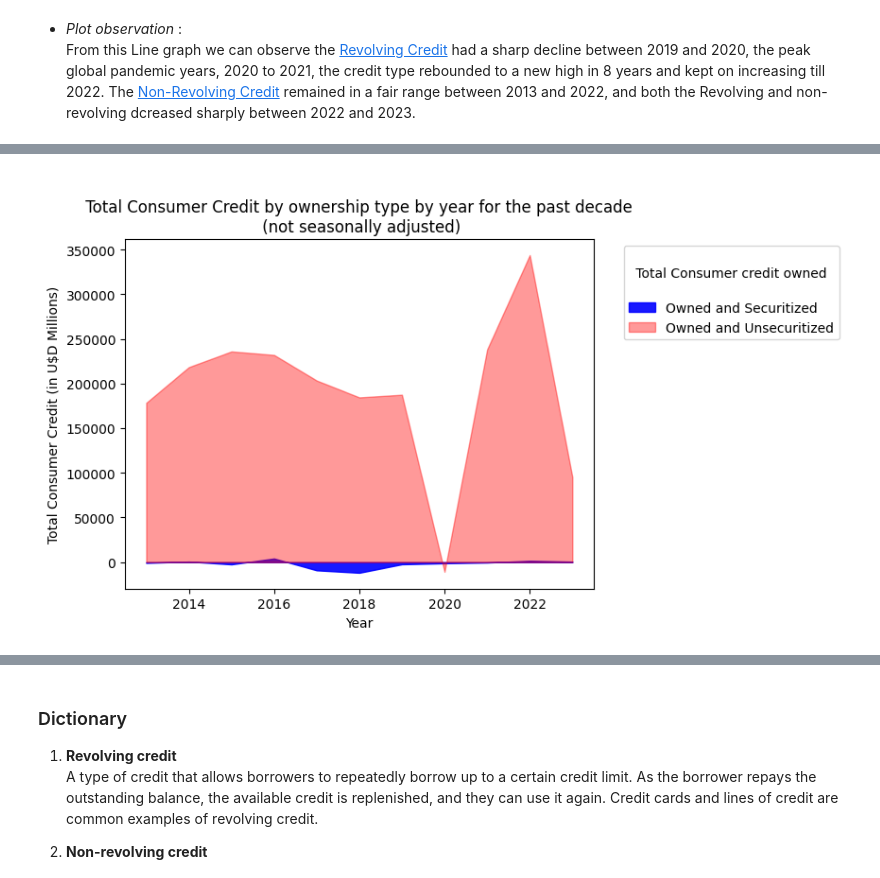
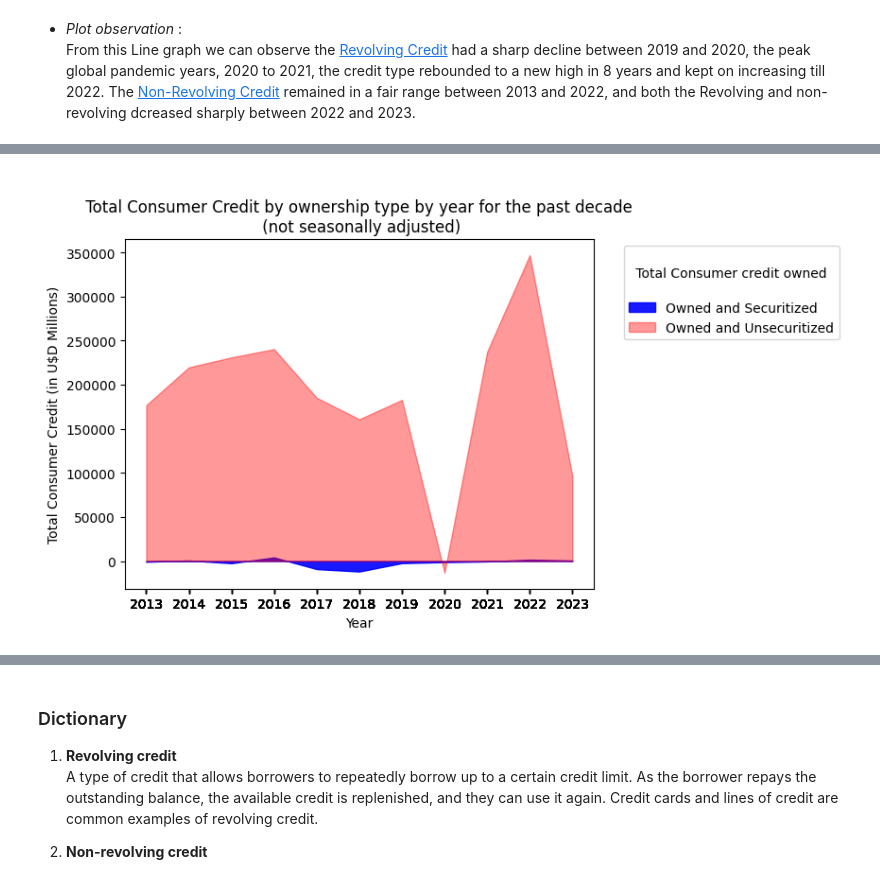
Before and after one commit to S3Stan/Federal_Reserve_Analytics, a Jupyter notebook: ConsumerCredit_NB.ipynb, the cells around one changed output, grey strips where cells are left out. Cells and saved outputs as stored; diff of their text form; code cells hidden in the pictures.

```diff
--- a/ConsumerCredit_NB.ipynb
+++ b/ConsumerCredit_NB.ipynb
@@ -169,7 +169,7 @@ TC_ratio_df['Year'] = Year_list # create year column
 TC_ratio_df['Year']  = TC_ratio_df['Year'] .astype(int)
 TC_ratio_df['Net credit owned']  = consumer_credit_data_for_analysis['Total consumer credit owned and securitized, seasonally adjusted flow, monthly rate'] .astype(float)
 TC_ratio_df['Net Credit owned and securitized']  = consumer_credit_data_for_analysis['Total securitized consumer credit, not seasonally adjusted flow, monthly rate'] .astype(float)
-TC_ratio_df['Net Credit owned and Unsecuritized']  =  TC_ratio_df['Net credit owned']  - TC_ratio_df['Net Credit owned and securitized']
+TC_ratio_df['Net Credit owned and Unsecuritized']  =  TC_ratio_df['Net credit owned']  + TC_ratio_df['Net Credit owned and securitized']
 
 TC_ratio_grouped_data = TC_ratio_df.groupby('Year')[['Net Credit owned and securitized', 'Net Credit owned and Unsecuritized']].sum().reset_index()
 # %% [markdown]
@@ -304,22 +319,21 @@ importLibrary.plt.show()
 # %%
 # Plot 3
 # Ratio of credit owned and securitized consumer credit over credit owed for the past decade. (not seasonally adjusted)
-
-TC_ratio_grouped_data
 
 # Plot
 fig, ax = importLibrary.plt.subplots()
 ax.fill_between(TC_ratio_grouped_data['Year'], TC_ratio_grouped_data['Net Credit owned and securitized'], color='blue', alpha=0.9, label='Owned and Securitized')
 ax.fill_between(TC_ratio_grouped_data['Year'], TC_ratio_grouped_data['Net Credit owned and Unsecuritized'], color='red', alpha=0.4, label='Owned and Unsecuritized')
 
 
 # # Add labels and title
 importLibrary.plt.xlabel('Year')
 importLibrary.plt.ylabel('Total Consumer Credit (in U$D Millions)')
+importLibrary.plt.xticks(TC_ratio_df['Year'])
 importLibrary.plt.title('\n Total Consumer Credit by ownership type by year for the past decade \n (not seasonally adjusted)')
 importLibrary.plt.legend(title='\n Total Consumer credit owned \n', bbox_to_anchor=(1.05, 1), loc='upper left')
 
 # Show plot
 importLibrary.plt.show()
 # %% [output]
-[figure, old version]
+[figure, new version]
```
Also changed, not shown: parts of 4 cells of this notebook.
